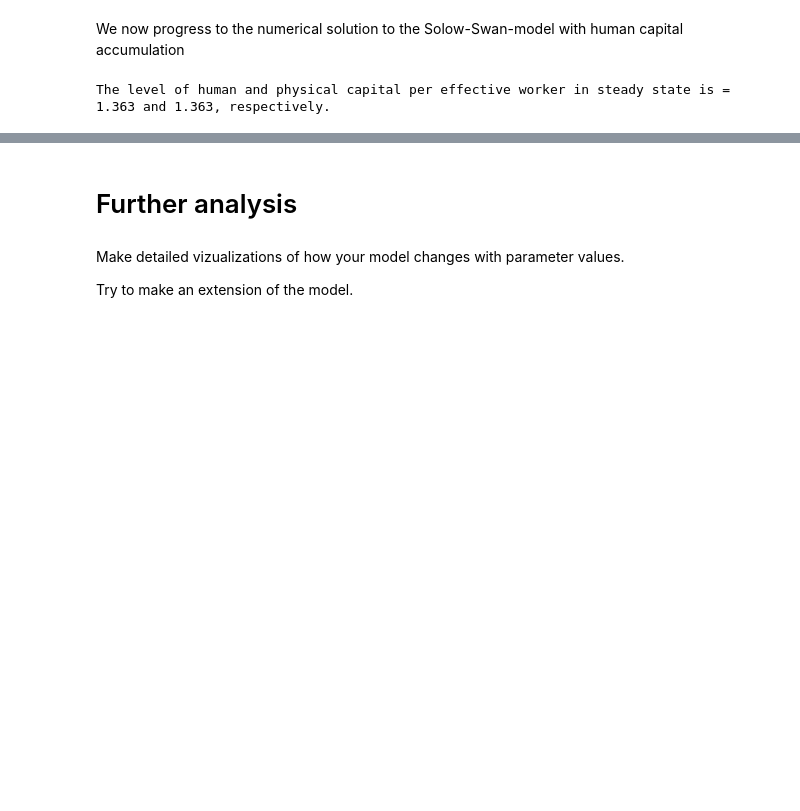
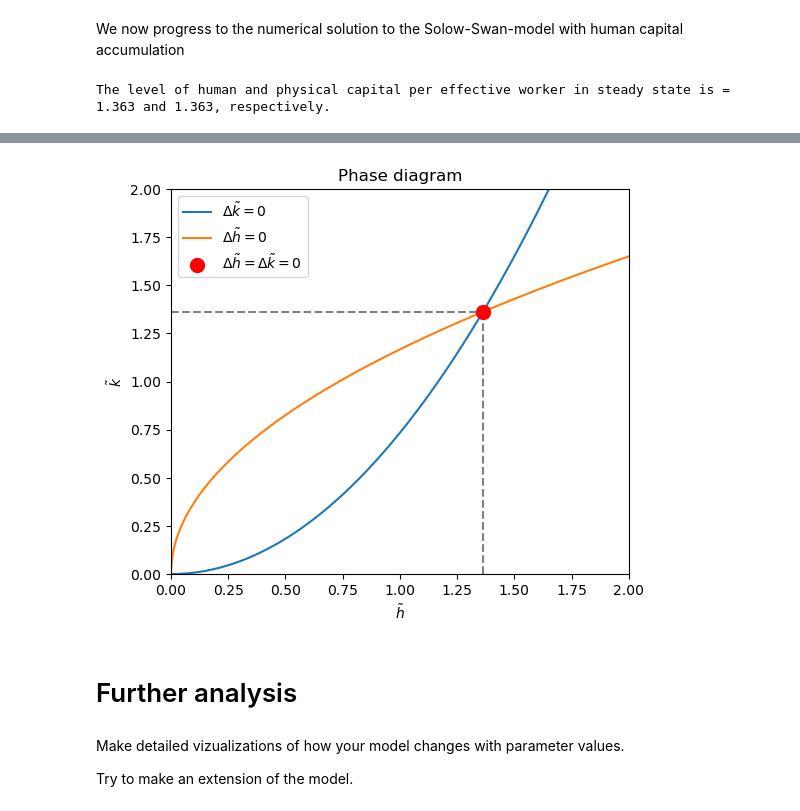
Before and after one commit to NumEconCopenhagen/projects-2023-mathias-emma, a Jupyter notebook: modelproject/modelproject.ipynb, the cells around one changed output, grey strips where cells are left out. Drawn from its saved outputs; the diff is of its cells as text; code cells hidden in the pictures; blank space fills up the shorter version.

Commit message:
Med plot - skal dog laves lidt om.

```diff
--- a/modelproject/modelproject.ipynb
+++ b/modelproject/modelproject.ipynb
@@ -61,7 +61,7 @@ def h_function(k,s_h,s_k,g,n,alpha,phi,delta,h):
     s_h   (float): Savings/Investments in human capital
     s_k   (float): Savings/Investments in physical capital
     g     (float): Growth rate of technology
-    n     (float): Growth in labour force
+    n     (float): Growth rate of labour force
     delta (float): Depreciation rate of physical capital
     alpha (float): Return on physical capital
     phi   (float): Return on human capital
@@ -79,7 +79,7 @@ def k_function(h,s_h,s_k,g,n,alpha,phi,delta,k):
     s_h   (float): Savings/Investments in human capital
     s_k   (float): Savings/Investments in physical capital
     g     (float): Growth rate of technology
-    n     (float): Growth in labour force
+    n     (float): Growth rate of labour force
     delta (float): Depreciation rate of physical capital
     alpha (float): Return on physical capital
     phi   (float): Return on human capital
@@ -111,3 +112,77 @@ which is characterized as our steady state.
+# %%
+def solve_ss(s_h,s_k,g,n,alpha,phi,delta):
+    """input arguments:
+    s_h   (float): Savings/Investments in human capital
+    s_k   (float): Savings/Investments in physical capital
+    g     (float): Growth rate of technology
+    n     (float): Growth rate of labour force
+    alpha (float): Return on physical capital
+    phi   (float): Return on human capital
+    delta (float): Depriciation rate of physical capital
+
+    Returns:
+    Nullclines for physical and human capital
+    """
+
+    # a. grids
+    k_vec = np.linspace(1e-4,3,500)
+    h_vec_DeltaK0 = np.empty(500)
+    h_vec_DeltaH0  = np.empty(500)
+
+    # b. solve for each k in grid
+    for i,k in enumerate(k_vec):
+        #Solve for delta_h=0
+
+        # i. objective
+        obj = lambda h: -h_function(k,s_h,s_k,g,n,alpha,phi,delta,h)
+
+        # ii. optimizer
+        result = optimize.root_scalar(obj,method='brentq',bracket=[1e-20,50])
+
+        h_vec_DeltaH0[i] = result.root
+
+
+        #Solve for delta_k=0
+        # i. objective
+        obj = lambda h: -k_function(h,s_h,s_k,g,n,alpha,phi,delta,k)
+
+        # ii. optimizer
+        result = optimize.root_scalar(obj,method='brentq',bracket=[1e-20,50])
+
+        h_vec_DeltaK0[i] = result.root
+
+    return k_vec, h_vec_DeltaK0, h_vec_DeltaH0
+
+
+#Solve the function
+k_vec, h_vec_DeltaK0, h_vec_DeltaH0 = solve_ss(s_h,s_k,g,n,alpha,phi,delta)
+
+
+#Create the plot
+fig = plt.figure(figsize=(13,5))
+ax = fig.add_subplot(1,2,1)
+ax.plot(k_vec,h_vec_DeltaK0, label=r'$\Delta \tilde{k}=0$')
+ax.plot(k_vec,h_vec_DeltaH0, label=r'$\Delta \tilde{h}=0$')
+
+
+#We mark the steady state
+ax.scatter(sol.x[1],sol.x[0],color='red',s=100,zorder=3, label=r'$\Delta\tilde{h}=\Delta\tilde{k}=0$')
+
+#Create legends
+ax.set_xlabel(r'$\tilde{h}$')
+ax.set_ylabel(r'$\tilde{k}$')
+ax.legend()
+
+#Lines are drawn to mark ss-value on the axes
+plt.axvline(sol.x[1],ymax=0.7,color='gray',linestyle='--')
+plt.axhline(sol.x[0],xmax=0.7,color='gray',linestyle='--')
+
+#The axis values are chosen
+ax.set(xlim=(0, 2), ylim=(0, 2))
+
+ax.set_title('Phase diagram');
+# %% [output]
+[figure, added]
 # %% [markdown]
 # Further analysis
 # %% [markdown]
```
Also changed, not shown: parts of 1 cell of this notebook.
